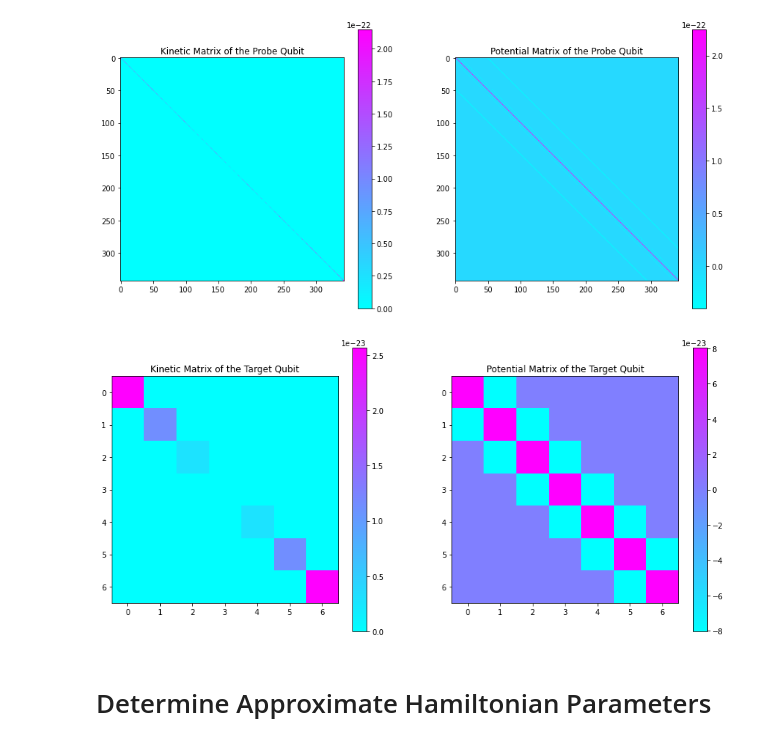
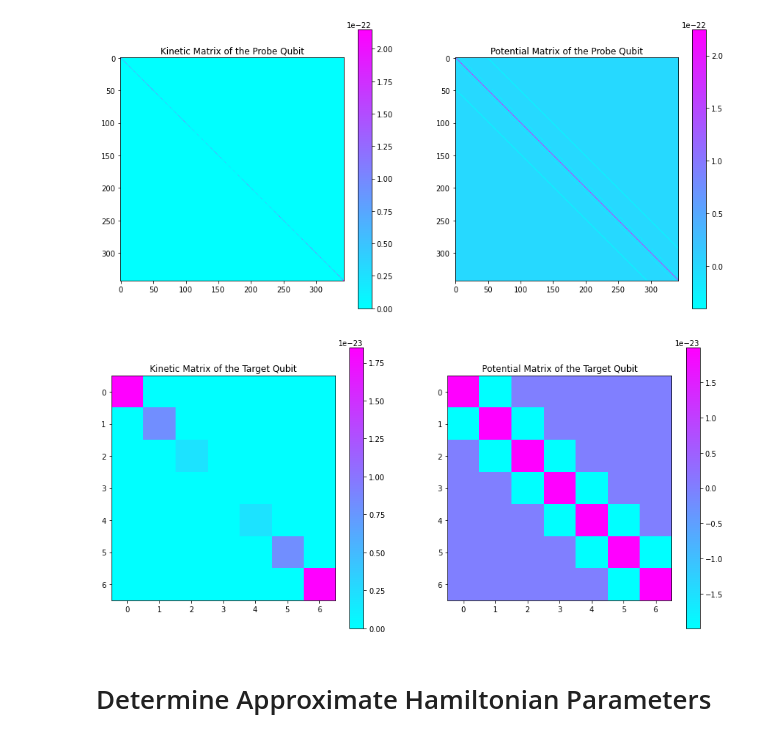
Before and after one commit to Dan5762/Transmon-Project, a Jupyter notebook: CM - Direct Coupling.ipynb, the cells around one changed output. Drawn from its saved outputs; the diff is of its cells as text; code cells hidden in the pictures.

Commit message:
Introduced direct coupling simulation and alpha dispersion modelling

```diff
--- a/CM - Direct Coupling.ipynb
+++ b/CM - Direct Coupling.ipynb
@@ -33,7 +33,7 @@ flux_quanta = h / (2 * e_charge)
 # %%
 class SparseSystem:
 
-    def __init__(self, Ejp=121e9, Ejt=121e9, Cjp=8e-15, Cjt=8e-15, Cc=5e-15, Ct=5e-15, alpha=0.4, ng=0.25, flux=0.5, ncut=2):
+    def __init__(self, Ejp=121e9, Ejt=200e9, Cjp=8e-15, Cjt=8e-15, Cc=5e-15, Ct=5e-15, alpha=0.4, ng=0.25, flux=0.5, ncut=2):
         self.h = 6.626e-34
         self.hbar = 1.055e-34
         self.e_charge = -1.60218e-19
@@ -399,8 +399,6 @@ class SparseSystem:
             except AttributeError:
                 self.init_prod_states()
 
-        ## Change to charge state on \hat{n}
-
         g_parr = self.hc(self.ket_p1).dot(self.H_pt.dot(self.ket_m1)).toarray()[0][0]
 
         return g_parr
@@ -483,29 +481,29 @@ plt.show()
 # %% [output]
 [figure]
 # %%
-system = SparseSystem(ncut=3)
+system = SparseSystem(ncut=3, Cjt=1e-14, Ct=1e-14, Ejt=30e9)
 
 kin_t = system.get_kin_t()
 pot_t = system.get_pot_t()
 
 if type(kin_t) == scipy.sparse.csr_matrix:
     kin_t = kin_t.toarray()
     pot_t = pot_t.toarray()
 
 f = plt.figure(figsize=(15,7))
 
 ax1 = f.add_subplot(121)
 ax1.title.set_text('Kinetic Matrix of the Target Qubit')
 im1 = ax1.imshow(np.real(kin_t), cmap=plt.get_cmap('cool'))
 f.colorbar(im1)
 
 ax2 = f.add_subplot(122)
 ax2.title.set_text('Potential Matrix of the Target Qubit')
 im2 = ax2.imshow(np.real(pot_t), cmap=plt.get_cmap('cool'))
 f.colorbar(im2)
 plt.show()
 # %% [output]
-[figure, old version]
+[figure, new version]
 # %% [markdown]
 # Determine Approximate Hamiltonian Parameters
 # %% [markdown]
```
Also changed, not shown: parts of 9 cells of this notebook, 3 other files.
